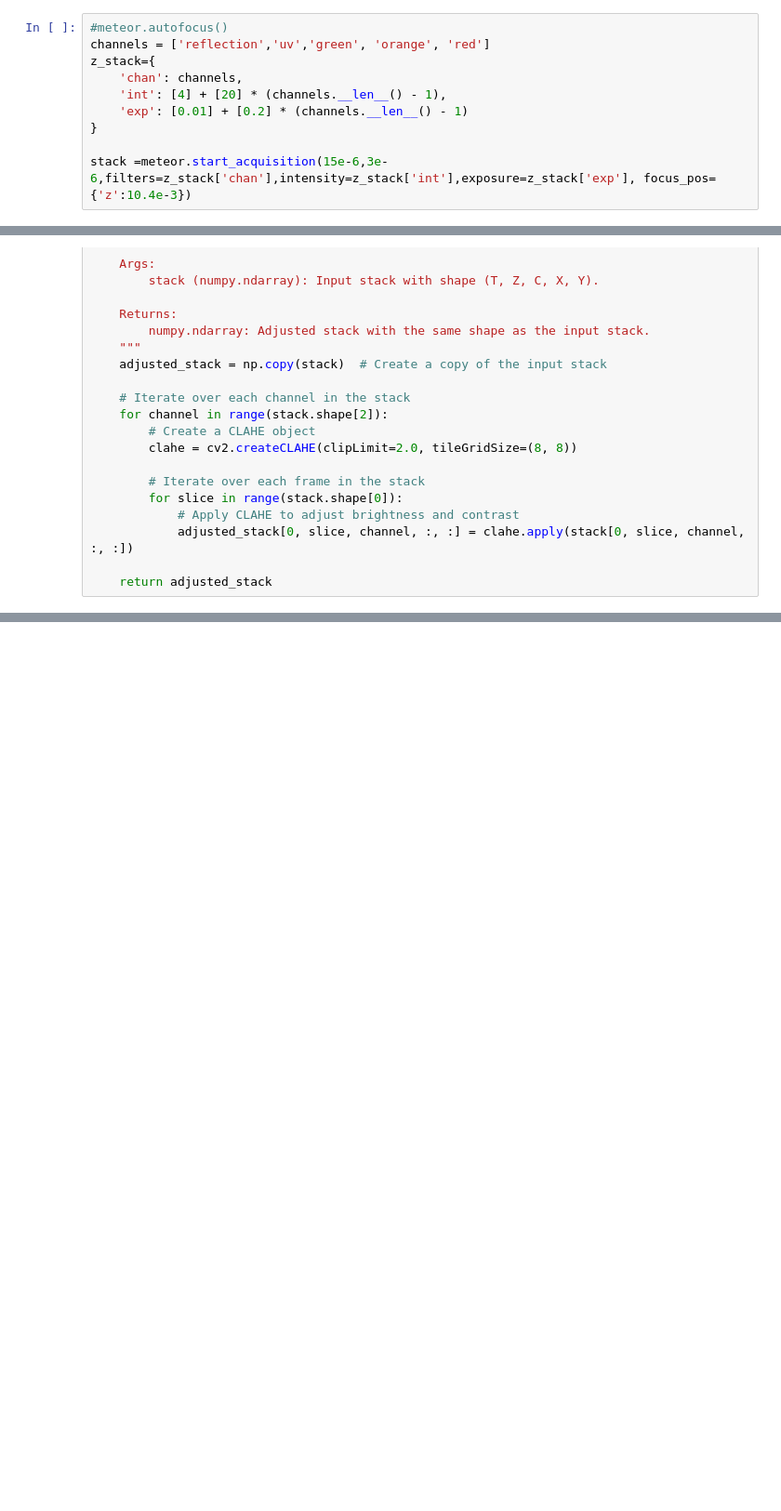
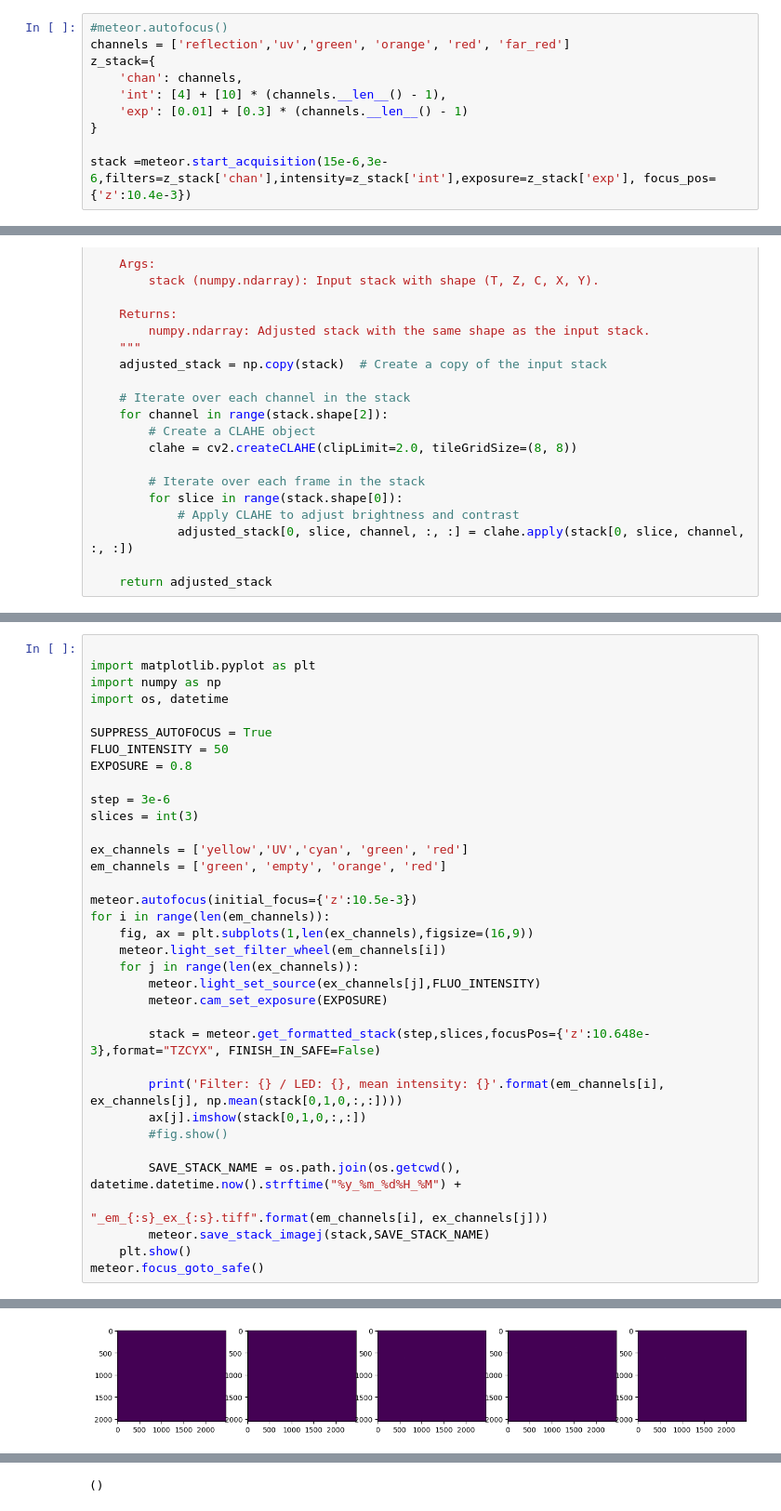
Before and after one commit to CraignRush/SerialFIB, a Jupyter notebook: TestingNotebook.ipynb, the cells around one changed output, grey strips where cells are left out. Shown at 93% size. Saved outputs shown, nothing was run; the diff lists cells and outputs as text; blank space fills up the shorter version.

```diff
--- a/TestingNotebook.ipynb
+++ b/TestingNotebook.ipynb
@@ -17,10 +15,10 @@ del meteor
 # %%
 #meteor.autofocus()
-channels = ['reflection','uv','green', 'orange', 'red']
+channels = ['reflection','uv','green', 'orange', 'red', 'far_red']
 z_stack={
     'chan': channels,
-    'int': [4] + [20] * (channels.__len__() - 1),
-    'exp': [0.01] + [0.2] * (channels.__len__() - 1)
+    'int': [4] + [10] * (channels.__len__() - 1),
+    'exp': [0.01] + [0.3] * (channels.__len__() - 1)
 }
 
 stack =meteor.start_acquisition(15e-6,3e-6,filters=z_stack['chan'],intensity=z_stack['int'],exposure=z_stack['exp'], focus_pos={'z':10.4e-3})
@@ -127,0 +114,36 @@ def adjust_brightness_contrast(stack):
+# %%
+
+import matplotlib.pyplot as plt
+import numpy as np
+import os, datetime
+
+SUPPRESS_AUTOFOCUS = True
+FLUO_INTENSITY = 50
+EXPOSURE = 0.8
+
+step = 3e-6
+slices = int(3)
+
+ex_channels = ['yellow','UV','cyan', 'green', 'red']
+em_channels = ['green', 'empty', 'orange', 'red']
+
+meteor.autofocus(initial_focus={'z':10.5e-3})
+for i in range(len(em_channels)):
+    fig, ax = plt.subplots(1,len(ex_channels),figsize=(16,9))
+    meteor.light_set_filter_wheel(em_channels[i])
+    for j in range(len(ex_channels)):
+        meteor.light_set_source(ex_channels[j],FLUO_INTENSITY)
+        meteor.cam_set_exposure(EXPOSURE)
+
+        stack = meteor.get_formatted_stack(step,slices,focusPos={'z':10.648e-3},format="TZCYX", FINISH_IN_SAFE=False)
+
+        print('Filter: {} / LED: {}, mean intensity: {}'.format(em_channels[i], ex_channels[j], np.mean(stack[0,1,0,:,:])))
+        ax[j].imshow(stack[0,1,0,:,:])
+        #fig.show()
+
+        SAVE_STACK_NAME = os.path.join(os.getcwd(), datetime.datetime.now().strftime("%y_%m_%d%H_%M") +
+                                                        "_em_{:s}_ex_{:s}.tiff".format(em_channels[i], ex_channels[j]))
+        meteor.save_stack_imagej(stack,SAVE_STACK_NAME)
+    plt.show()
+meteor.focus_goto_safe()
+# %% [output]
@@ -127,0 +167 @@ def adjust_brightness_contrast(stack):
+[figure, added]
@@ -127,0 +216 @@ def adjust_brightness_contrast(stack):
+()
```
Also changed, not shown: parts of 7 cells of this notebook, 2 other files.
